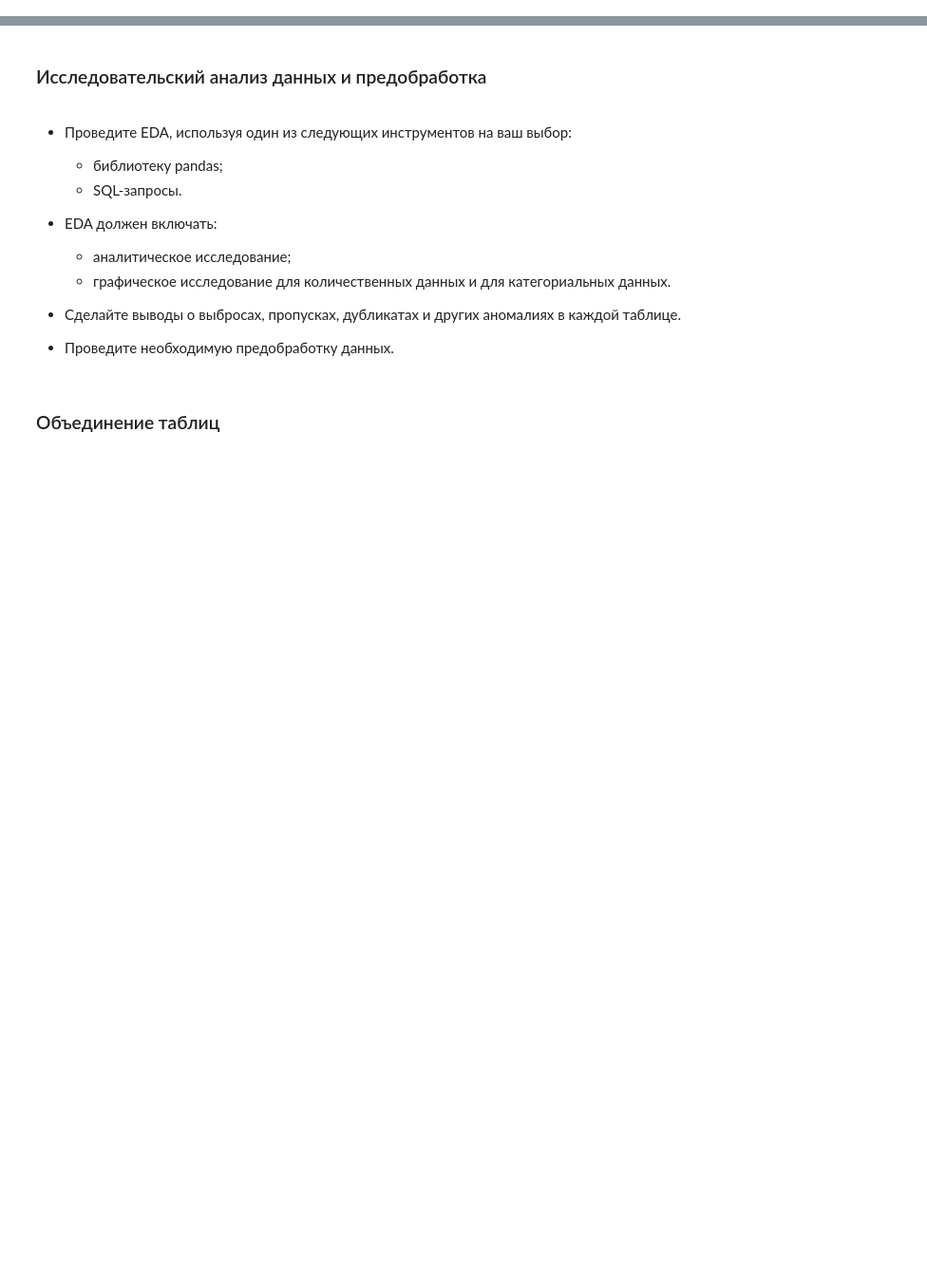
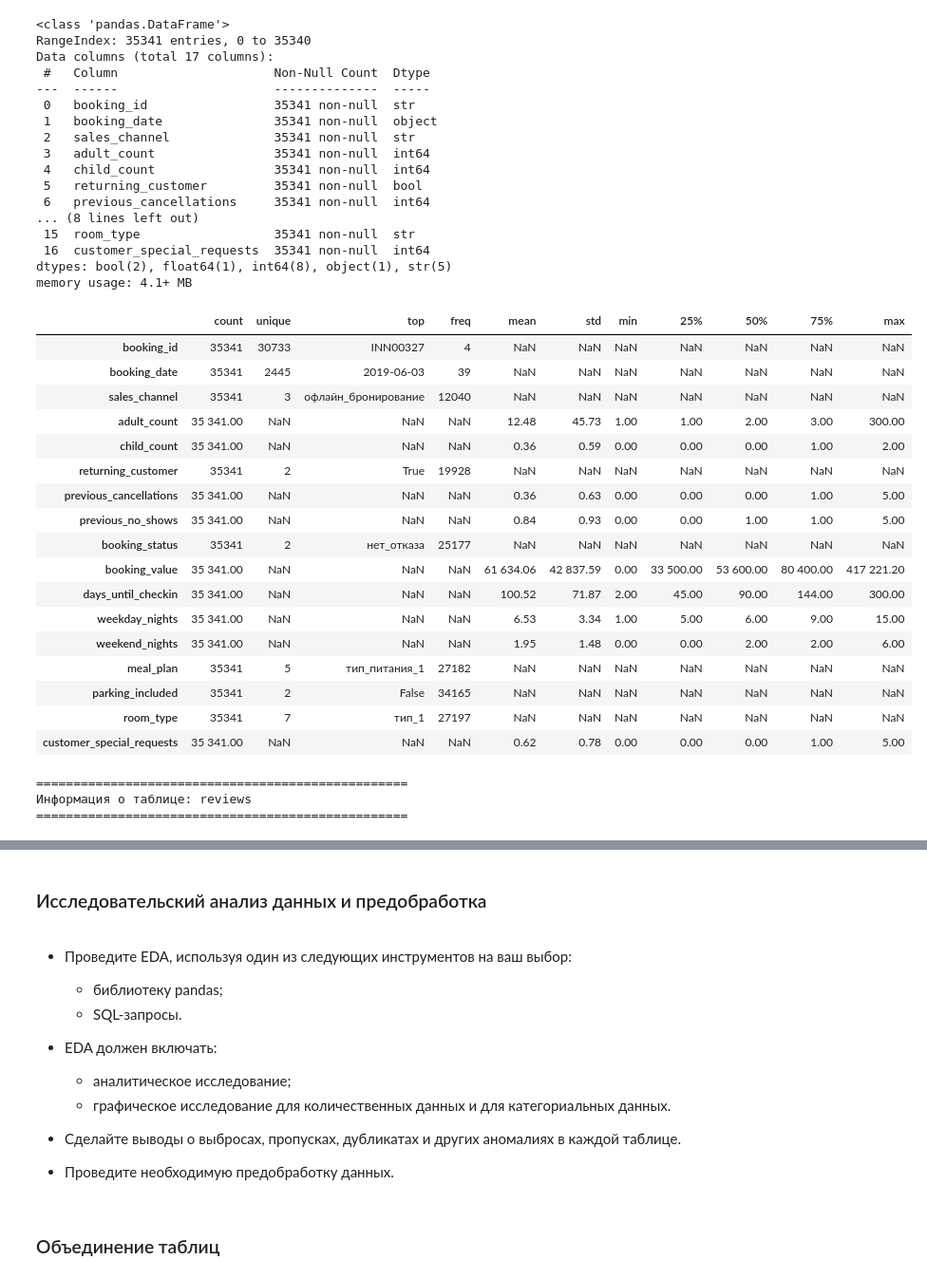
Before and after one commit to MEYakunin/Sprint17_Booking_Cancellation_Predict, a Jupyter notebook: Sprint17_Booking_Cancellation_Predict.ipynb, the cells around one changed output, grey strips where cells are left out. Shown at 95% size. Drawn from its saved outputs; the diff is of its cells as text; code cells hidden in the pictures; blank space fills up the shorter version.

Commit message:
Sprint17_Booking_Cancellation_Predict - Скорректировал структуру проекта. Оформил подэтапы 1.1 "Подготовка среды и библиотек" и 1.2 "Загрузка данных"

```diff
--- a/Sprint17_Booking_Cancellation_Predict.ipynb
+++ b/Sprint17_Booking_Cancellation_Predict.ipynb
@@ -22,0 +52,12 @@ pd.__version__
+# %%
+# Устанавка константных параметров
+RANDOM_STATE = 42
+TEST_SIZE = 0.2
+
+# Параметры для подключения к данным PostgreSQL
+db_config = {'user': 'praktikum_student',
+             'pwd': 'Sdf4$2;d-d30pp',
+             'host': 'rc1b-wcoijxj3yxfsf3fs.mdb.yandexcloud.net',
+             'port': '6432',
+             'db': 'data-scientist-hotels'
+             }
@@ -42,0 +105,29 @@ pd.__version__
+# %%
+# Извлекаем даные из БД
+df_bookings = pd.read_sql_query(query_bookings, con=engine)
+df_reviews = pd.read_sql_query(query_reviews, con=engine)
+
+# Создание словаря c датафреймами
+dataframes = {
+    'bookings': df_bookings,
+    'reviews': df_reviews
+}
+# %%
+# Создаем функцию для отображения данных
+def primary_info(df, name):
+    """
+    Выводит базовую сводную информацию о DataFrame: заголовок с именем таблицы,
+    первые 5 строк, сводку типов и пропусков (df.info()), а также описательную статистику.
+    """
+    print('='*50)
+    print(f'Информация о таблице: {name}')
+    print('='*50)
+    display(df.head(5))
+    df.info()
+    display(df.describe(include='all').T)
+    print()
+# %%
+# Выводим первичную информацию
+for name, df in dataframes.items():
+    primary_info(df, name)
+# %% [output]
@@ -42,0 +143,38 @@ pd.__version__
+<class 'pandas.DataFrame'>
+RangeIndex: 35341 entries, 0 to 35340
+Data columns (total 17 columns):
+ #   Column                     Non-Null Count  Dtype
+---  ------                     --------------  -----
+ 0   booking_id                 35341 non-null  str
+ 1   booking_date               35341 non-null  object
+ 2   sales_channel              35341 non-null  str
+ 3   adult_count                35341 non-null  int64
+ 4   child_count                35341 non-null  int64
+ 5   returning_customer         35341 non-null  bool
+ 6   previous_cancellations     35341 non-null  int64
+... (8 lines left out)
+ 15  room_type                  35341 non-null  str
+ 16  customer_special_requests  35341 non-null  int64
+dtypes: bool(2), float64(1), int64(8), object(1), str(5)
+memory usage: 4.1+ MB
+|  | count | unique | top | freq | mean | std | min | 25% | 50% | 75% | max |
+| booking_id | 35341 | 30733 | INN00327 | 4 | NaN | NaN | NaN | NaN | NaN | NaN | NaN |
+| booking_date | 35341 | 2445 | 2019-06-03 | 39 | NaN | NaN | NaN | NaN | NaN | NaN | NaN |
+| sales_channel | 35341 | 3 | офлайн_бронирование | 12040 | NaN | NaN | NaN | NaN | NaN | NaN | NaN |
+| adult_count | 35 341.00 | NaN | NaN | NaN | 12.48 | 45.73 | 1.00 | 1.00 | 2.00 | 3.00 | 300.00 |
+| child_count | 35 341.00 | NaN | NaN | NaN | 0.36 | 0.59 | 0.00 | 0.00 | 0.00 | 1.00 | 2.00 |
+| returning_customer | 35341 | 2 | True | 19928 | NaN | NaN | NaN | NaN | NaN | NaN | NaN |
+| previous_cancellations | 35 341.00 | NaN | NaN | NaN | 0.36 | 0.63 | 0.00 | 0.00 | 0.00 | 1.00 | 5.00 |
+| previous_no_shows | 35 341.00 | NaN | NaN | NaN | 0.84 | 0.93 | 0.00 | 0.00 | 1.00 | 1.00 | 5.00 |
+| booking_status | 35341 | 2 | нет_отказа | 25177 | NaN | NaN | NaN | NaN | NaN | NaN | NaN |
+| booking_value | 35 341.00 | NaN | NaN | NaN | 61 634.06 | 42 837.59 | 0.00 | 33 500.00 | 53 600.00 | 80 400.00 | 417 221.20 |
+| days_until_checkin | 35 341.00 | NaN | NaN | NaN | 100.52 | 71.87 | 2.00 | 45.00 | 90.00 | 144.00 | 300.00 |
+| weekday_nights | 35 341.00 | NaN | NaN | NaN | 6.53 | 3.34 | 1.00 | 5.00 | 6.00 | 9.00 | 15.00 |
+| weekend_nights | 35 341.00 | NaN | NaN | NaN | 1.95 | 1.48 | 0.00 | 0.00 | 2.00 | 2.00 | 6.00 |
+| meal_plan | 35341 | 5 | тип_питания_1 | 27182 | NaN | NaN | NaN | NaN | NaN | NaN | NaN |
+| parking_included | 35341 | 2 | False | 34165 | NaN | NaN | NaN | NaN | NaN | NaN | NaN |
+| room_type | 35341 | 7 | тип_1 | 27197 | NaN | NaN | NaN | NaN | NaN | NaN | NaN |
+| customer_special_requests | 35 341.00 | NaN | NaN | NaN | 0.62 | 0.78 | 0.00 | 0.00 | 0.00 | 1.00 | 5.00 |
+==================================================
+Информация о таблице: reviews
+==================================================
```
Also changed, not shown: parts of 25 cells of this notebook.
